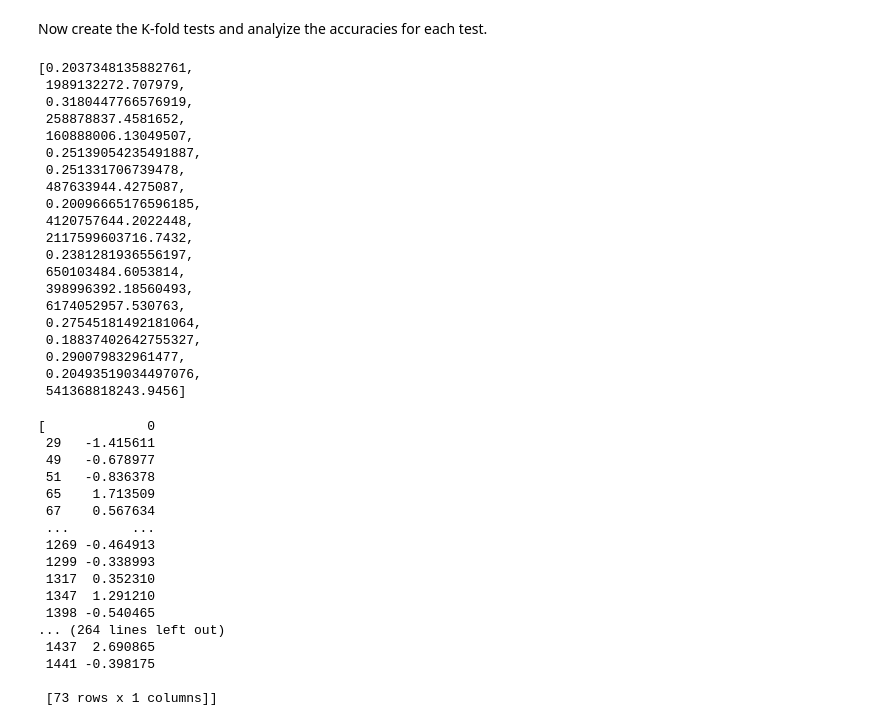
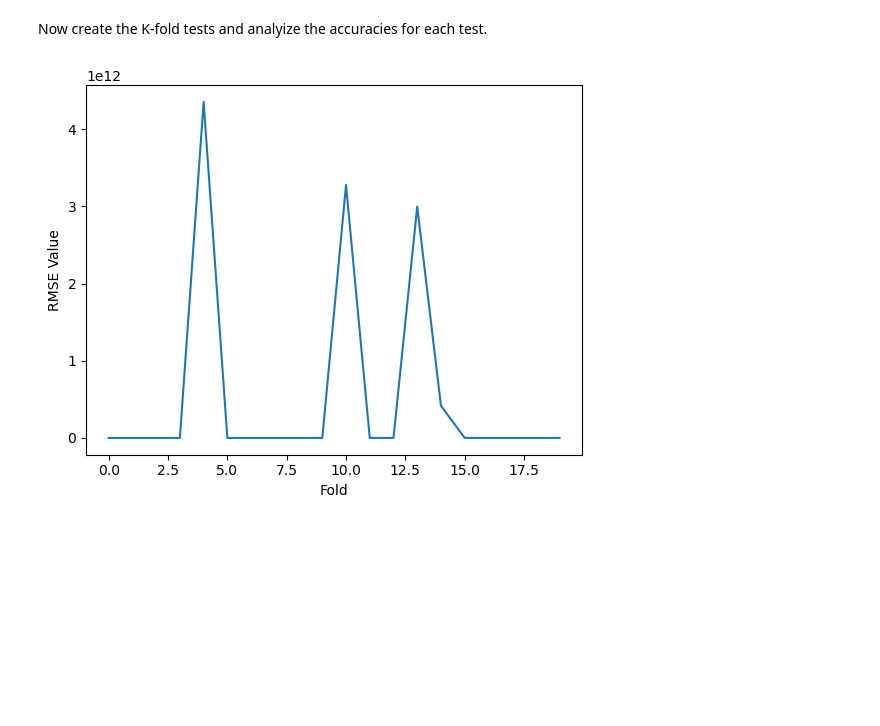
Before and after one commit to Thet-Wai-123/Capstone-Project, a Jupyter notebook: House Prices Regression.ipynb, the cells around one changed output. Saved outputs shown, nothing was run; the diff lists cells and outputs as text; code cells hidden in the pictures; blank space fills up the shorter version.

```diff
--- a/House Prices Regression.ipynb
+++ b/House Prices Regression.ipynb
@@ -408,14 +475,13 @@ print(scaled_training_labels)
 Now create the K-fold tests and analyize the accuracies for each test.
 # %%
 kfold = KFold(n_splits=20, shuffle= True, random_state=42)
-mae = []
-mse = []
+rmse_Standard = []
 y_val_pred_values = []
 y_val_fold_values = []
 X_train_fold_values = []
 y_train_fold_values = []
 # %%
-for training_index, val_index in kfold.split(scaled_df_MinMax_training):
+for training_index, val_index in kfold.split(scaled_df_Standard_training):
     X_train_fold =scaled_df_Standard_training.iloc[training_index]
     X_val_fold = scaled_df_Standard_training.iloc[val_index]
     y_train_fold =scaled_training_labels.iloc[training_index]
@@ -429,48 +495,11 @@ for training_index, val_index in kfold.split(scaled_df_MinMax_training):
     y_val_fold_values.append(y_val_fold)
     X_train_fold_values.append(X_train_fold)
     y_train_fold_values.append(y_train_fold)
-    mae.append(mean_absolute_error(y_val_fold, y_val_pred))
-    mse.append(mean_squared_error(y_val_fold, y_val_pred))
+    rmse_Standard.append(root_mean_squared_error(y_val_fold,y_val_pred))
 # %%
-mae
+plt.plot(rmse_Standard)
+plt.xlabel('Fold')
+plt.ylabel('RMSE Value')
+plt.show()
 # %% [output]
-[0.2037348135882761,
- 1989132272.707979,
- 0.3180447766576919,
- 258878837.4581652,
- 160888006.13049507,
- 0.25139054235491887,
- 0.251331706739478,
- 487633944.4275087,
- 0.20096665176596185,
- 4120757644.2022448,
- 2117599603716.7432,
- 0.2381281936556197,
- 650103484.6053814,
- 398996392.18560493,
- 6174052957.530763,
- 0.27545181492181064,
- 0.18837402642755327,
- 0.290079832961477,
- 0.20493519034497076,
- 541368818243.9456]
+[figure, added]
-# %%
-y_val_fold_values
-# %% [output]
-[             0
- 29   -1.415611
- 49   -0.678977
- 51   -0.836378
- 65    1.713509
- 67    0.567634
- ...        ...
- 1269 -0.464913
- 1299 -0.338993
- 1317  0.352310
- 1347  1.291210
- 1398 -0.540465
-... (264 lines left out)
- 1437  2.690865
- 1441 -0.398175
-
- [73 rows x 1 columns]]
```
Also changed, not shown: parts of 44 cells of this notebook.
